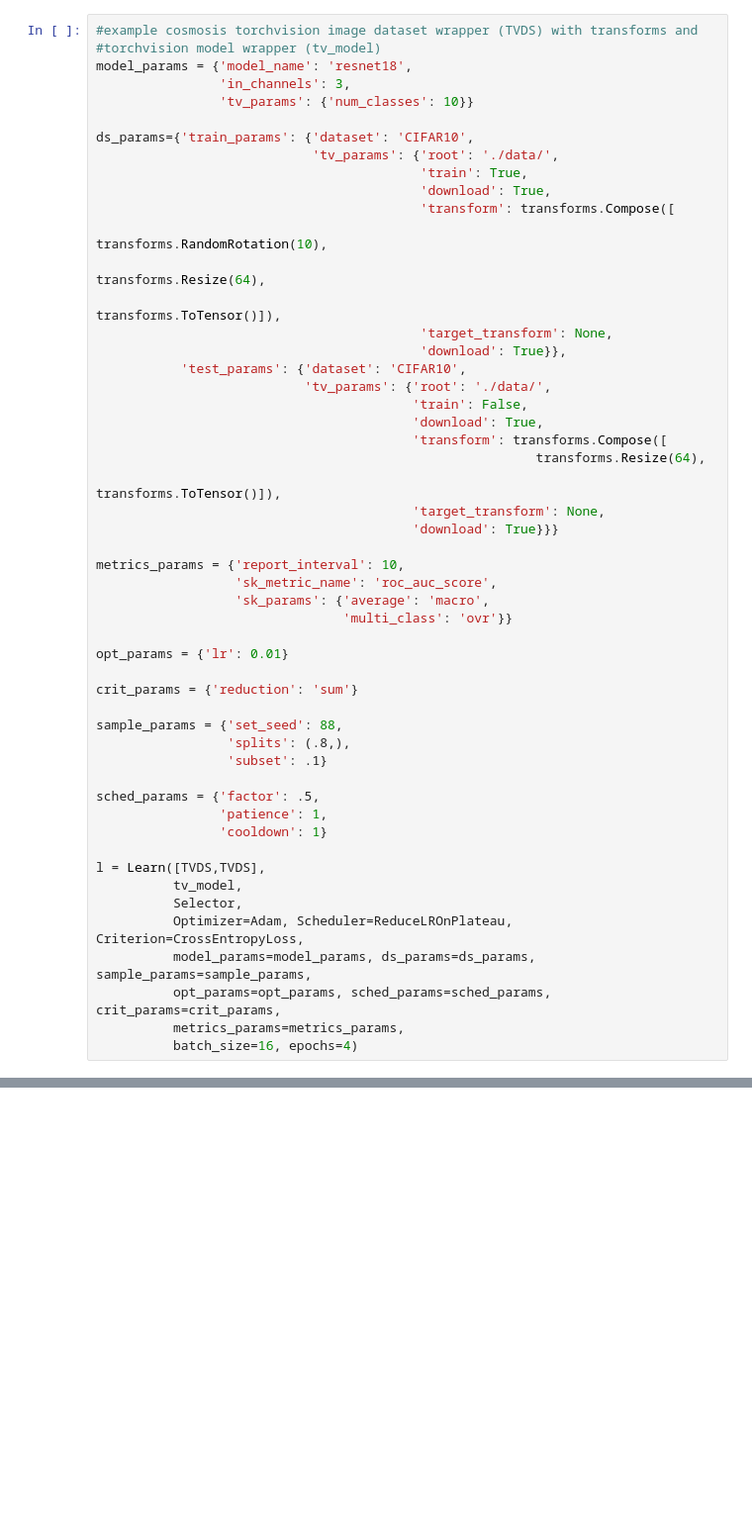
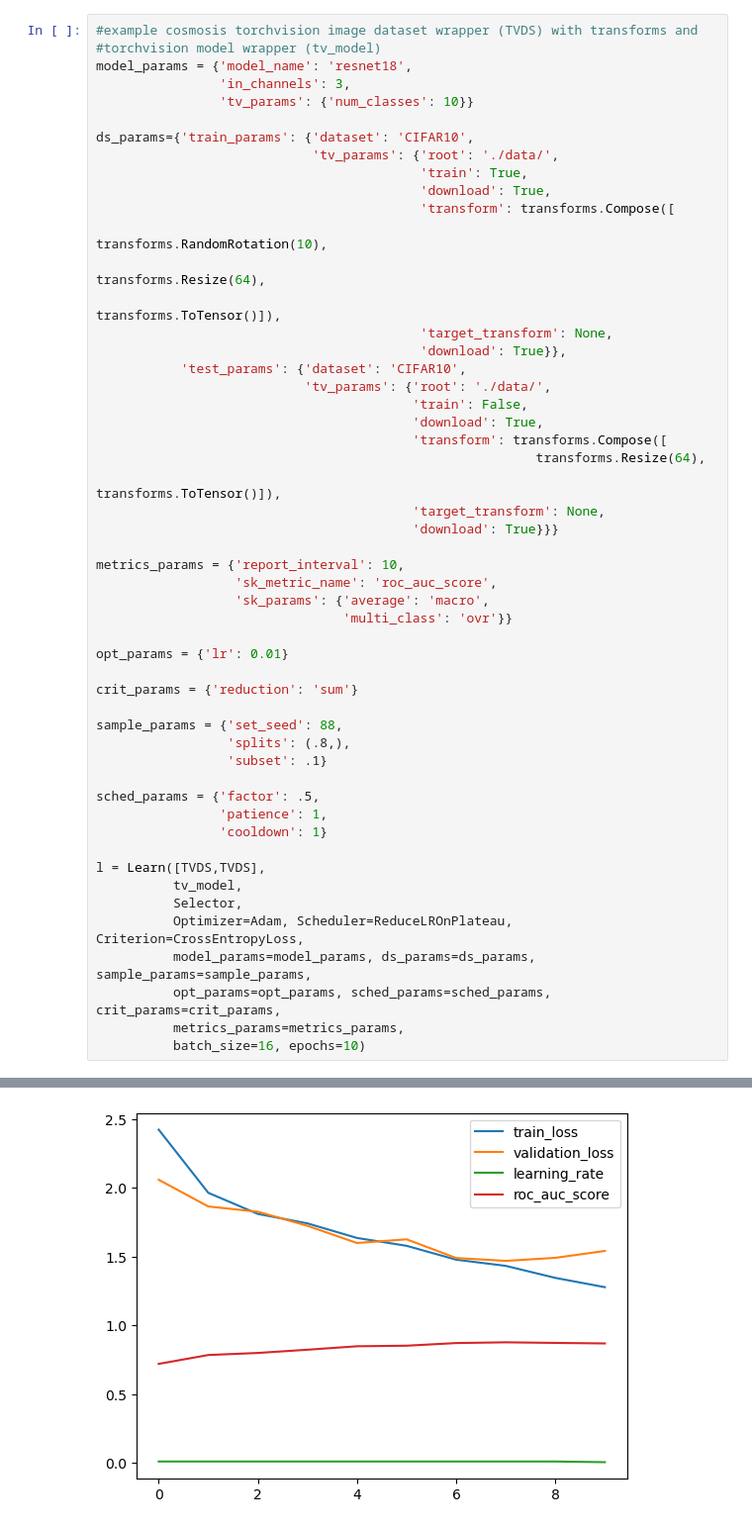
Before and after one commit to icanswim/cosmosis, a Jupyter notebook: experiment.ipynb, the cells around one changed output, grey strips where cells are left out. Shown at 99% size. Cells and saved outputs as stored; diff of their text form; blank space fills up the shorter version.

```diff
--- a/experiment.ipynb
+++ b/experiment.ipynb
@@ -313,4 +395,5 @@ l = Learn([TVDS,TVDS],
           model_params=model_params, ds_params=ds_params, sample_params=sample_params,
           opt_params=opt_params, sched_params=sched_params, crit_params=crit_params,
           metrics_params=metrics_params,
-          batch_size=16, epochs=4)
+          batch_size=16, epochs=10)
+# %% [output]
@@ -317,3 +417,4 @@ l = Learn([TVDS,TVDS],
+[figure, added]
 # %%
 #example cosmosis torchvision dataset wrapper (TVDS) with transforms and
 #torchvision model wrapper (tv_model)
```
Also changed, not shown: parts of 13 cells of this notebook, 1 other file.
